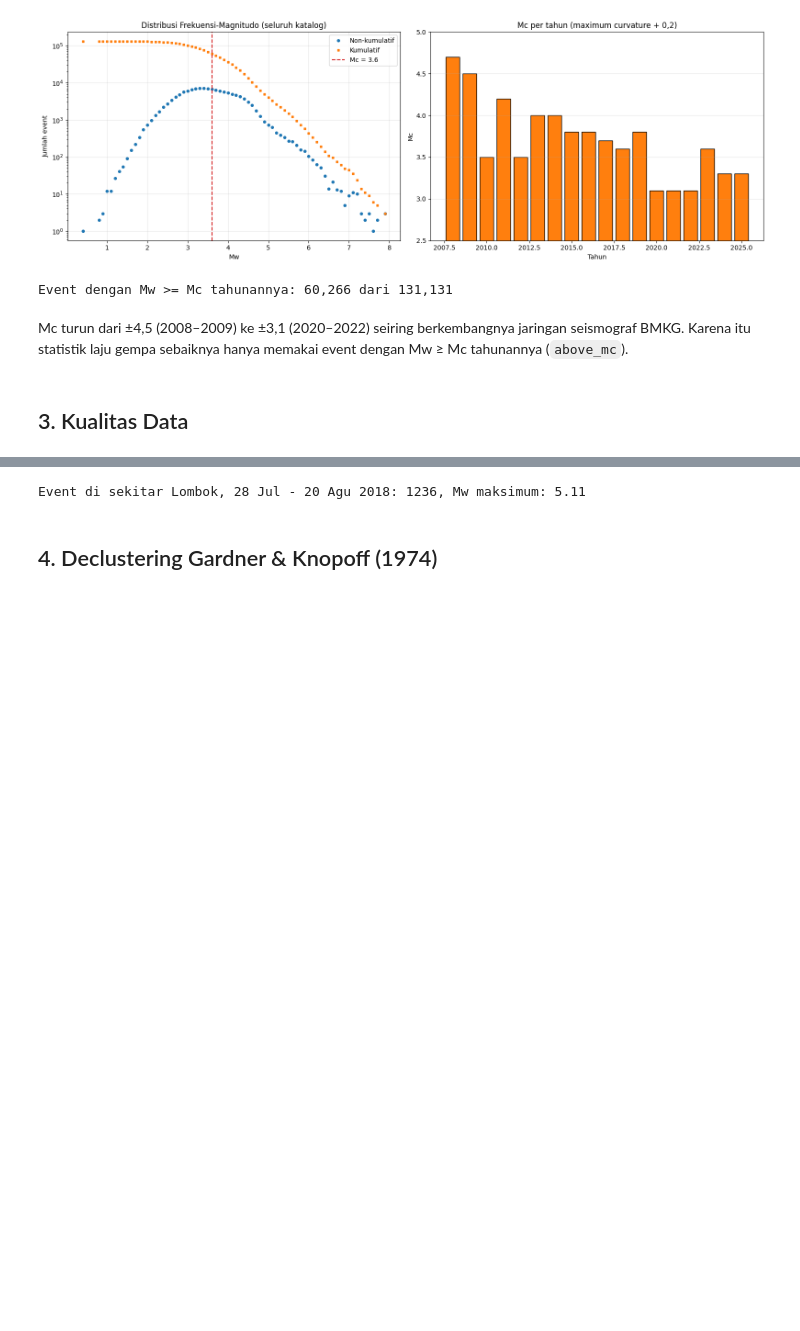
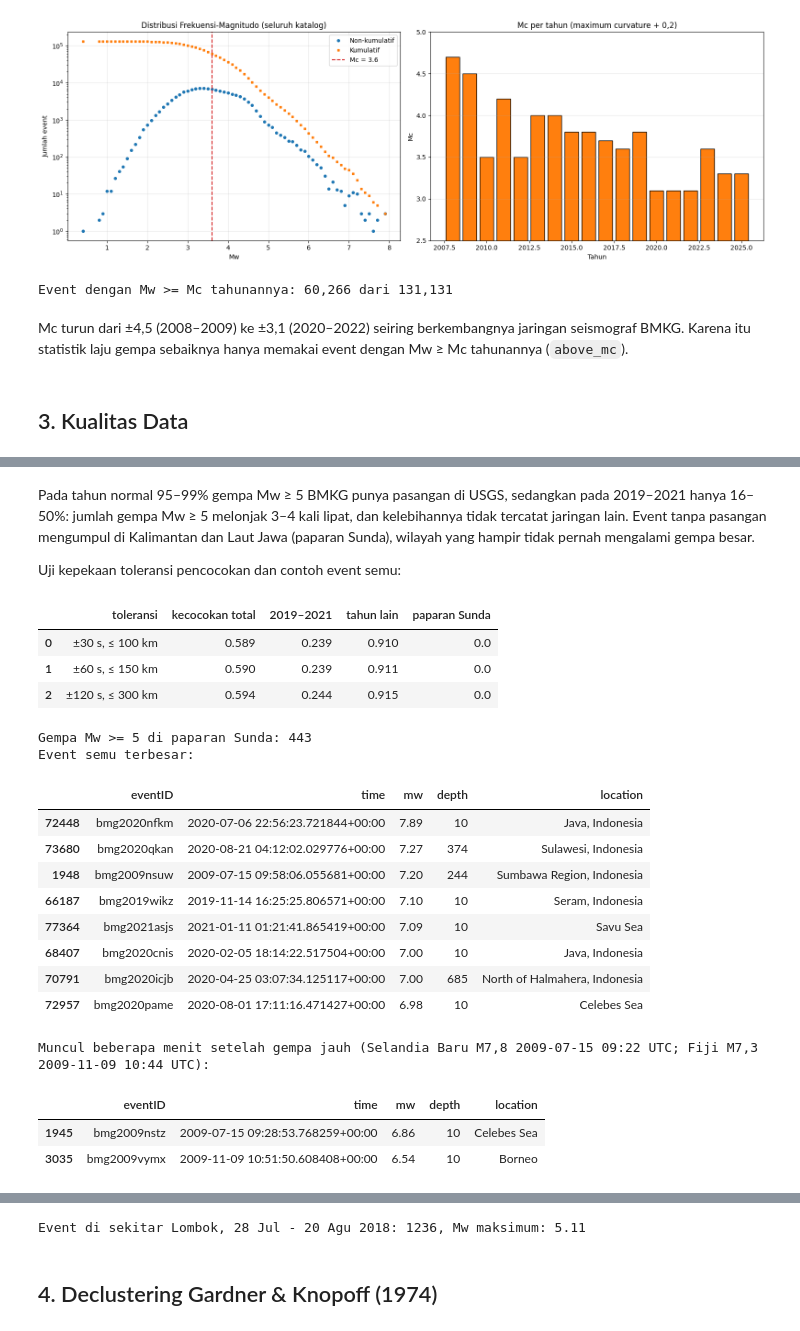
Before and after one commit to wisamWR/ClassificasiGempa-KMeans, a Jupyter notebook: notebooks/data_cleaning.ipynb, the cells around one changed output, grey strips where cells are left out. Saved outputs shown, nothing was run; the diff lists cells and outputs as text; code cells hidden in the pictures; blank space fills up the shorter version.

```diff
--- a/notebooks/data_cleaning.ipynb
+++ b/notebooks/data_cleaning.ipynb
@@ -216,0 +265,43 @@ Event semu tetap disimpan dengan flag `suspect_event`, tetapi tidak ikut declust
+# %% [markdown]
+Pada tahun normal 95–99% gempa Mw ≥ 5 BMKG punya pasangan di USGS, sedangkan pada 2019–2021 hanya 16–50%:
+jumlah gempa Mw ≥ 5 melonjak 3–4 kali lipat, dan kelebihannya tidak tercatat jaringan lain. Event tanpa pasangan
+mengumpul di Kalimantan dan Laut Jawa (paparan Sunda), wilayah yang hampir tidak pernah mengalami gempa besar.
+
+Uji kepekaan toleransi pencocokan dan contoh event semu:
+# %%
+rows = []
+for seconds, km in [(30, 100), (60, 150), (120, 300)]:
+    matched = has_reference_match(big["time"], big["latitude"], big["longitude"], ref, seconds, km)
+    sunda = big["longitude"].between(106, 117.5) & big["latitude"].between(-5.5, 5)
+    rows.append({"toleransi": f"±{seconds} s, ≤ {km} km", "kecocokan total": matched.mean(),
+                 "2019–2021": matched[big["year"].between(2019, 2021).to_numpy()].mean(),
+                 "tahun lain": matched[~big["year"].between(2019, 2021).to_numpy()].mean(),
+                 "paparan Sunda": matched[sunda.to_numpy()].mean()})
+display(pd.DataFrame(rows).round(3))
+
+cols = ["eventID", "time", "mw", "depth", "location"]
+print("Gempa Mw >= 5 di paparan Sunda:", int(sunda.sum()))
+print("Event semu terbesar:")
+display(big[~big["terkonfirmasi"]].nlargest(8, "mw")[cols].round({"mw": 2}))
+print("Muncul beberapa menit setelah gempa jauh (Selandia Baru M7,8 2009-07-15 09:22 UTC; Fiji M7,3 2009-11-09 10:44 UTC):")
+display(big[big["eventID"].isin(["bmg2009nstz", "bmg2009vymx"])][cols].round({"mw": 2}))
+# %% [output]
+|  | toleransi | kecocokan total | 2019–2021 | tahun lain | paparan Sunda |
+| 0 | ±30 s, ≤ 100 km | 0.589 | 0.239 | 0.910 | 0.0 |
+| 1 | ±60 s, ≤ 150 km | 0.590 | 0.239 | 0.911 | 0.0 |
+| 2 | ±120 s, ≤ 300 km | 0.594 | 0.244 | 0.915 | 0.0 |
+Gempa Mw >= 5 di paparan Sunda: 443
+Event semu terbesar:
+|  | eventID | time | mw | depth | location |
+| 72448 | bmg2020nfkm | 2020-07-06 22:56:23.721844+00:00 | 7.89 | 10 | Java, Indonesia |
+| 73680 | bmg2020qkan | 2020-08-21 04:12:02.029776+00:00 | 7.27 | 374 | Sulawesi, Indonesia |
+| 1948 | bmg2009nsuw | 2009-07-15 09:58:06.055681+00:00 | 7.20 | 244 | Sumbawa Region, Indonesia |
+| 66187 | bmg2019wikz | 2019-11-14 16:25:25.806571+00:00 | 7.10 | 10 | Seram, Indonesia |
+| 77364 | bmg2021asjs | 2021-01-11 01:21:41.865419+00:00 | 7.09 | 10 | Savu Sea |
+| 68407 | bmg2020cnis | 2020-02-05 18:14:22.517504+00:00 | 7.00 | 10 | Java, Indonesia |
+| 70791 | bmg2020icjb | 2020-04-25 03:07:34.125117+00:00 | 7.00 | 685 | North of Halmahera, Indonesia |
+| 72957 | bmg2020pame | 2020-08-01 17:11:16.471427+00:00 | 6.98 | 10 | Celebes Sea |
+Muncul beberapa menit setelah gempa jauh (Selandia Baru M7,8 2009-07-15 09:22 UTC; Fiji M7,3 2009-11-09 10:44 UTC):
+|  | eventID | time | mw | depth | location |
+| 1945 | bmg2009nstz | 2009-07-15 09:28:53.768259+00:00 | 6.86 | 10 | Celebes Sea |
+| 3035 | bmg2009vymx | 2009-11-09 10:51:50.608408+00:00 | 6.54 | 10 | Borneo |
```
Also changed, not shown: parts of 9 cells of this notebook, 2 other files.
